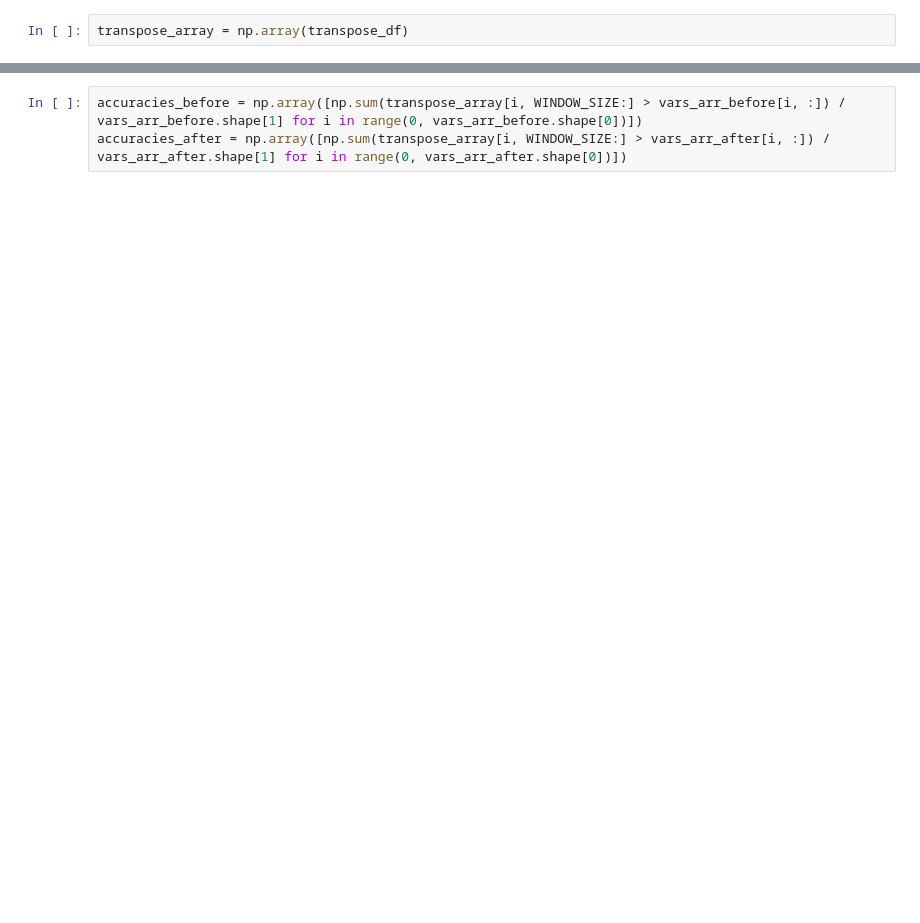
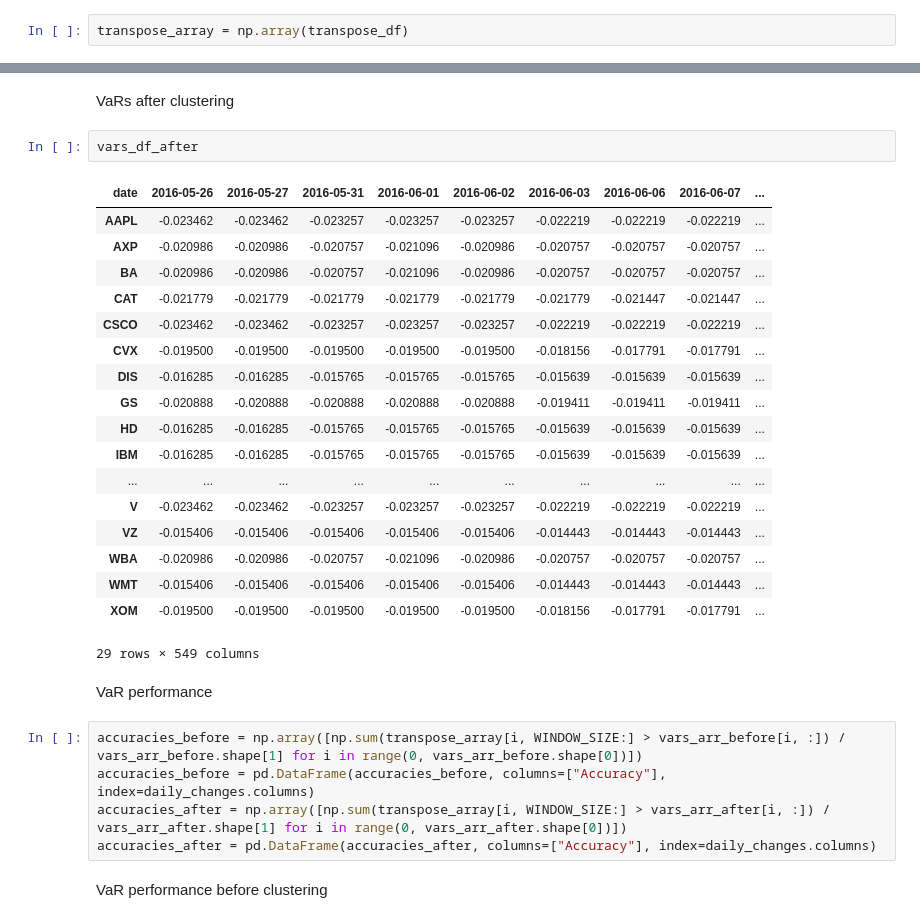
Before and after one commit to luluuuluuuuu/crypto-analysis, a Jupyter notebook: experiment/var_stock.ipynb, the cells around one changed output, grey strips where cells are left out. Drawn from its saved outputs; the diff is of its cells as text; blank space fills up the shorter version.

```diff
--- a/experiment/var_stock.ipynb
+++ b/experiment/var_stock.ipynb
@@ -137,5 +240,34 @@ p_value_1side_after
+# %% [markdown]
+VaRs after clustering
+# %%
+vars_df_after
+# %% [output]
+| date | 2016-05-26 | 2016-05-27 | 2016-05-31 | 2016-06-01 | 2016-06-02 | 2016-06-03 | 2016-06-06 | 2016-06-07 | ... |
+| AAPL | -0.023462 | -0.023462 | -0.023257 | -0.023257 | -0.023257 | -0.022219 | -0.022219 | -0.022219 | ... |
+| AXP | -0.020986 | -0.020986 | -0.020757 | -0.021096 | -0.020986 | -0.020757 | -0.020757 | -0.020757 | ... |
+| BA | -0.020986 | -0.020986 | -0.020757 | -0.021096 | -0.020986 | -0.020757 | -0.020757 | -0.020757 | ... |
+| CAT | -0.021779 | -0.021779 | -0.021779 | -0.021779 | -0.021779 | -0.021779 | -0.021447 | -0.021447 | ... |
+| CSCO | -0.023462 | -0.023462 | -0.023257 | -0.023257 | -0.023257 | -0.022219 | -0.022219 | -0.022219 | ... |
+| CVX | -0.019500 | -0.019500 | -0.019500 | -0.019500 | -0.019500 | -0.018156 | -0.017791 | -0.017791 | ... |
+| DIS | -0.016285 | -0.016285 | -0.015765 | -0.015765 | -0.015765 | -0.015639 | -0.015639 | -0.015639 | ... |
+| GS | -0.020888 | -0.020888 | -0.020888 | -0.020888 | -0.020888 | -0.019411 | -0.019411 | -0.019411 | ... |
+| HD | -0.016285 | -0.016285 | -0.015765 | -0.015765 | -0.015765 | -0.015639 | -0.015639 | -0.015639 | ... |
+| IBM | -0.016285 | -0.016285 | -0.015765 | -0.015765 | -0.015765 | -0.015639 | -0.015639 | -0.015639 | ... |
+| ... | ... | ... | ... | ... | ... | ... | ... | ... | ... |
+| V | -0.023462 | -0.023462 | -0.023257 | -0.023257 | -0.023257 | -0.022219 | -0.022219 | -0.022219 | ... |
+| VZ | -0.015406 | -0.015406 | -0.015406 | -0.015406 | -0.015406 | -0.014443 | -0.014443 | -0.014443 | ... |
+| WBA | -0.020986 | -0.020986 | -0.020757 | -0.021096 | -0.020986 | -0.020757 | -0.020757 | -0.020757 | ... |
+| WMT | -0.015406 | -0.015406 | -0.015406 | -0.015406 | -0.015406 | -0.014443 | -0.014443 | -0.014443 | ... |
+| XOM | -0.019500 | -0.019500 | -0.019500 | -0.019500 | -0.019500 | -0.018156 | -0.017791 | -0.017791 | ... |
+29 rows × 549 columns
+# %% [markdown]
+VaR performance
 # %%
 accuracies_before = np.array([np.sum(transpose_array[i, WINDOW_SIZE:] > vars_arr_before[i, :]) / vars_arr_before.shape[1] for i in range(0, vars_arr_before.shape[0])])
+accuracies_before = pd.DataFrame(accuracies_before, columns=["Accuracy"], index=daily_changes.columns)
 accuracies_after = np.array([np.sum(transpose_array[i, WINDOW_SIZE:] > vars_arr_after[i, :]) / vars_arr_after.shape[1] for i in range(0, vars_arr_after.shape[0])])
+accuracies_after = pd.DataFrame(accuracies_after, columns=["Accuracy"], index=daily_changes.columns)
+# %% [markdown]
+VaR performance before clustering
 # %%
 accuracies_before
```
Also changed, not shown: parts of 50 cells of this notebook, 3 other files.
